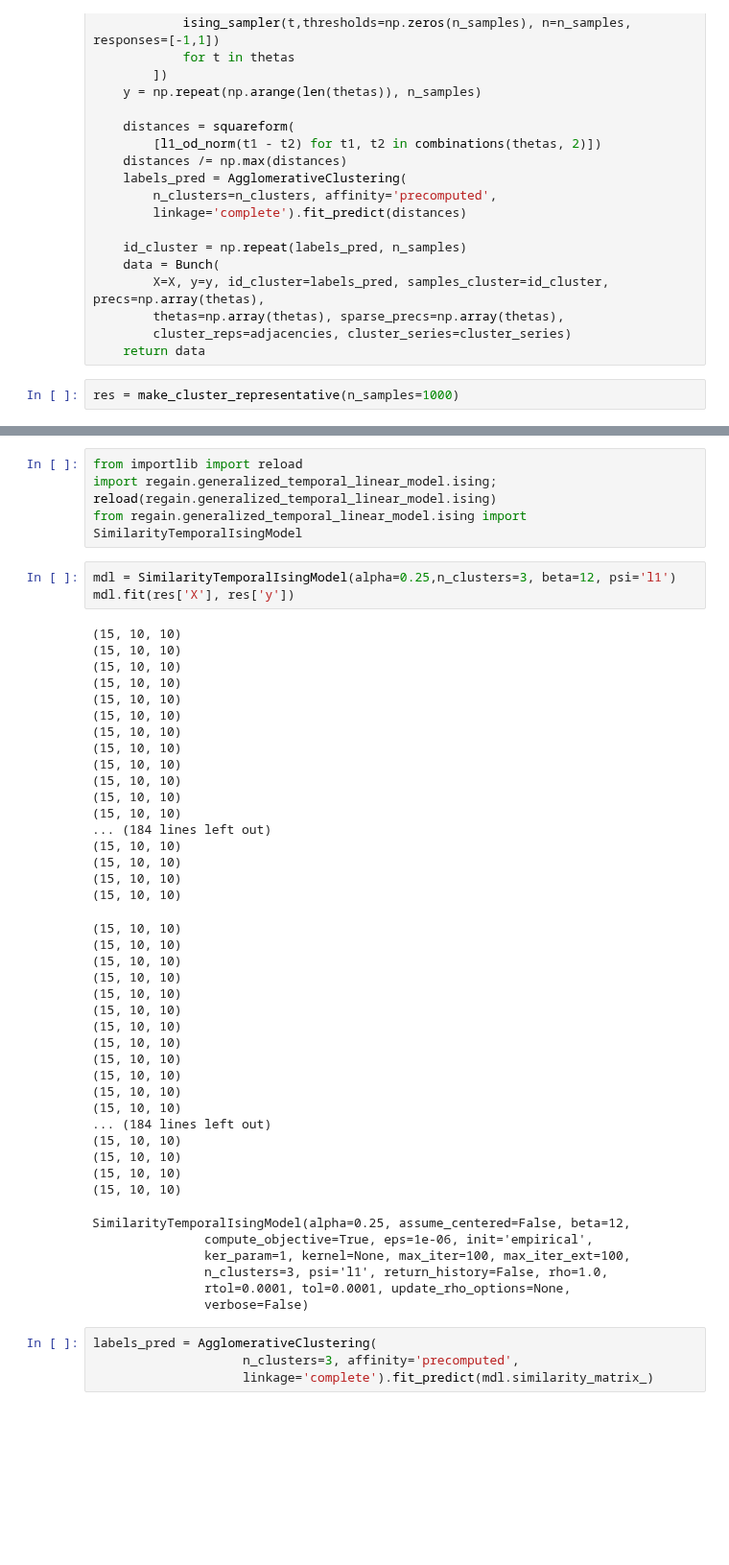
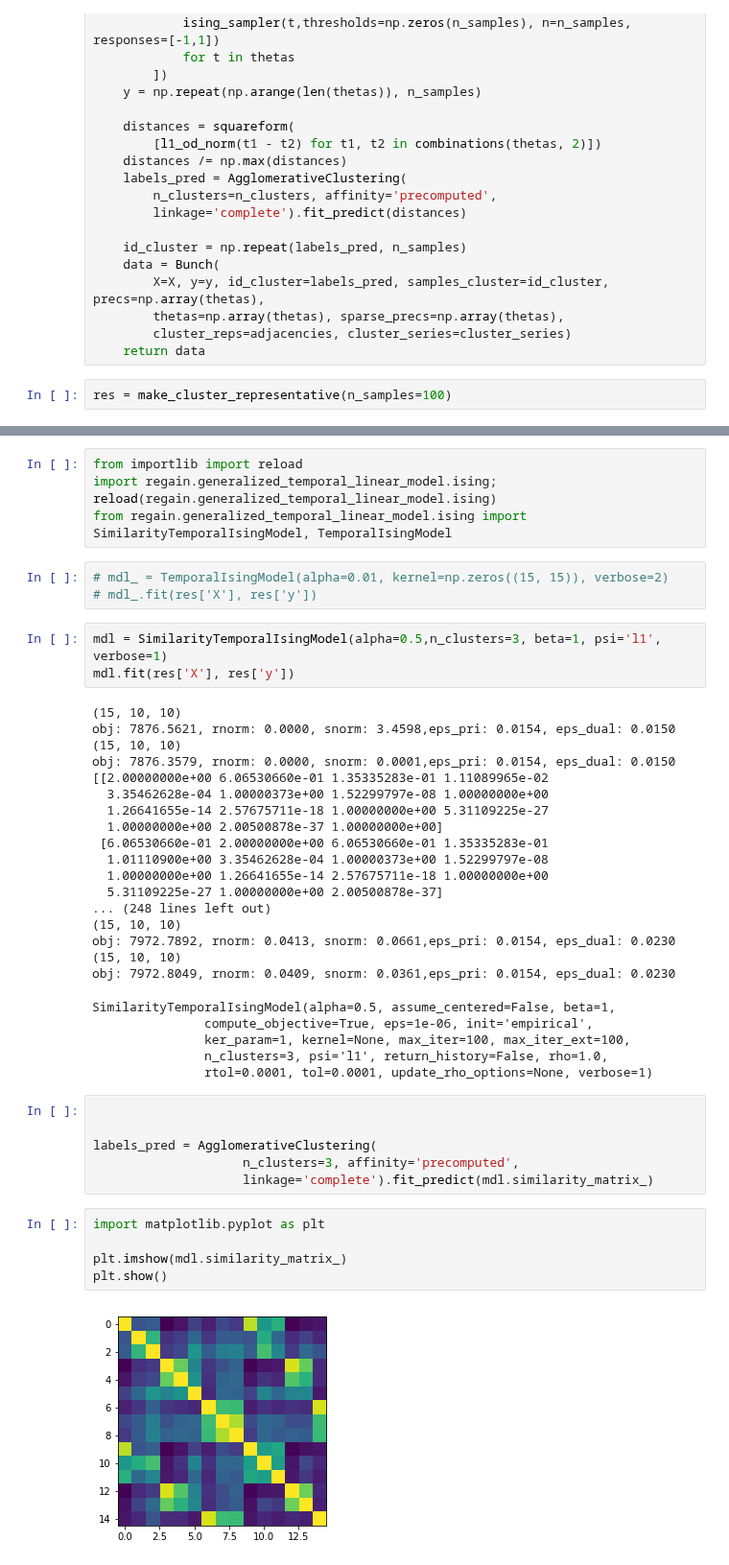
Before and after one commit to fdtomasi/regain, a Jupyter notebook: notebooks/temporal/Test pattern discovery Ising + sample.ipynb, the cells around one changed output, grey strips where cells are left out. Shown at 96% size. Saved outputs shown, nothing was run; the diff lists cells and outputs as text; blank space fills up the shorter version.

Commit message:
Poisson temporal, ising bug fixing

```diff
--- a/notebooks/temporal/Test pattern discovery Ising + sample.ipynb
+++ b/notebooks/temporal/Test pattern discovery Ising + sample.ipynb
@@ -96,4 +96,4 @@ def make_cluster_representative(
         cluster_reps=adjacencies, cluster_series=cluster_series)
     return data
 # %%
-res = make_cluster_representative(n_samples=1000)
+res = make_cluster_representative(n_samples=100)
@@ -100,52 +110,46 @@ res = make_cluster_representative(n_samples=1000)
 # %%
 from importlib import reload
 import regain.generalized_temporal_linear_model.ising; reload(regain.generalized_temporal_linear_model.ising)
-from regain.generalized_temporal_linear_model.ising import SimilarityTemporalIsingModel
+from regain.generalized_temporal_linear_model.ising import SimilarityTemporalIsingModel, TemporalIsingModel
+# %%
+# mdl_ = TemporalIsingModel(alpha=0.01, kernel=np.zeros((15, 15)), verbose=2)
+# mdl_.fit(res['X'], res['y'])
 # %%
-mdl = SimilarityTemporalIsingModel(alpha=0.25,n_clusters=3, beta=12, psi='l1')
+mdl = SimilarityTemporalIsingModel(alpha=0.5,n_clusters=3, beta=1, psi='l1', verbose=1)
 mdl.fit(res['X'], res['y'])
 # %% [output]
 (15, 10, 10)
+obj: 7876.5621, rnorm: 0.0000, snorm: 3.4598,eps_pri: 0.0154, eps_dual: 0.0150
 (15, 10, 10)
+obj: 7876.3579, rnorm: 0.0000, snorm: 0.0001,eps_pri: 0.0154, eps_dual: 0.0150
+[[2.00000000e+00 6.06530660e-01 1.35335283e-01 1.11089965e-02
+  3.35462628e-04 1.00000373e+00 1.52299797e-08 1.00000000e+00
+  1.26641655e-14 2.57675711e-18 1.00000000e+00 5.31109225e-27
+  1.00000000e+00 2.00500878e-37 1.00000000e+00]
+ [6.06530660e-01 2.00000000e+00 6.06530660e-01 1.35335283e-01
+  1.01110900e+00 3.35462628e-04 1.00000373e+00 1.52299797e-08
+  1.00000000e+00 1.26641655e-14 2.57675711e-18 1.00000000e+00
+  5.31109225e-27 1.00000000e+00 2.00500878e-37]
+... (248 lines left out)
 (15, 10, 10)
+obj: 7972.7892, rnorm: 0.0413, snorm: 0.0661,eps_pri: 0.0154, eps_dual: 0.0230
 (15, 10, 10)
-(15, 10, 10)
-(15, 10, 10)
-(15, 10, 10)
-(15, 10, 10)
-(15, 10, 10)
-(15, 10, 10)
-(15, 10, 10)
-(15, 10, 10)
-... (184 lines left out)
-(15, 10, 10)
-(15, 10, 10)
-(15, 10, 10)
-(15, 10, 10)
+obj: 7972.8049, rnorm: 0.0409, snorm: 0.0361,eps_pri: 0.0154, eps_dual: 0.0230
-(15, 10, 10)
-(15, 10, 10)
-(15, 10, 10)
-(15, 10, 10)
-(15, 10, 10)
-(15, 10, 10)
-(15, 10, 10)
-(15, 10, 10)
-(15, 10, 10)
-(15, 10, 10)
-(15, 10, 10)
-(15, 10, 10)
-... (184 lines left out)
-(15, 10, 10)
-(15, 10, 10)
-(15, 10, 10)
-(15, 10, 10)
+SimilarityTemporalIsingModel(alpha=0.5, assume_centered=False, beta=1,
+               compute_objective=True, eps=1e-06, init='empirical',
+               ker_param=1, kernel=None, max_iter=100, max_iter_ext=100,
+               n_clusters=3, psi='l1', return_history=False, rho=1.0,
+               rtol=0.0001, tol=0.0001, update_rho_options=None, verbose=1)
-SimilarityTemporalIsingModel(alpha=0.25, assume_centered=False, beta=12,
-               compute_objective=True, eps=1e-06, init='empirical',
-               ker_param=1, kernel=None, max_iter=100, max_iter_ext=100,
-               n_clusters=3, psi='l1', return_history=False, rho=1.0,
-               rtol=0.0001, tol=0.0001, update_rho_options=None,
-               verbose=False)
 # %%
+
+
 labels_pred = AgglomerativeClustering(
                     n_clusters=3, affinity='precomputed',
                     linkage='complete').fit_predict(mdl.similarity_matrix_)
+# %%
+import matplotlib.pyplot as plt
+
+plt.imshow(mdl.similarity_matrix_)
+plt.show()
+# %% [output]
+[figure, added]
```
Also changed, not shown: parts of 15 cells of this notebook, 5 other files.
